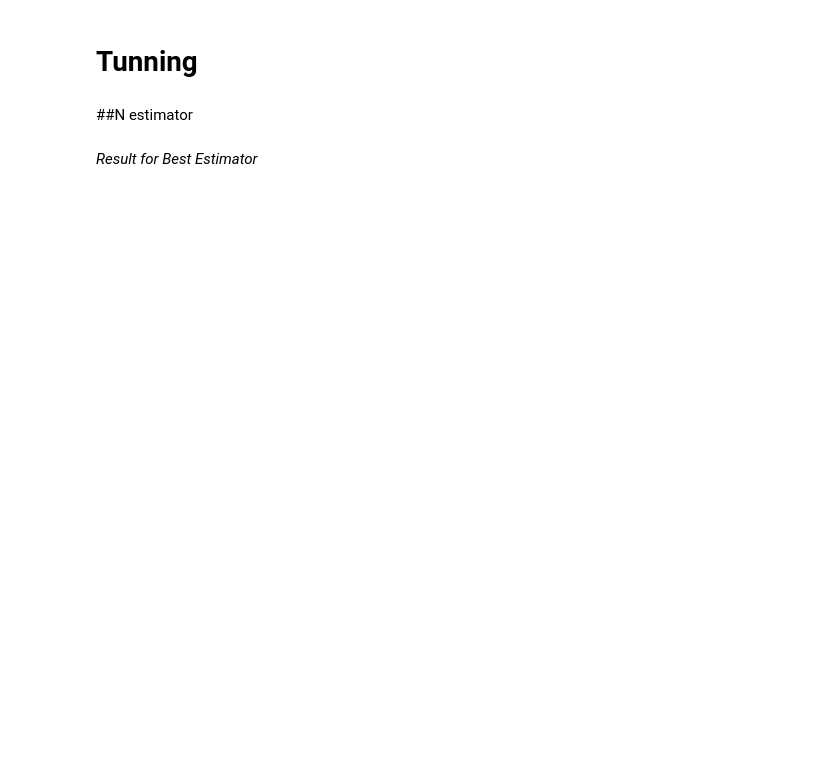
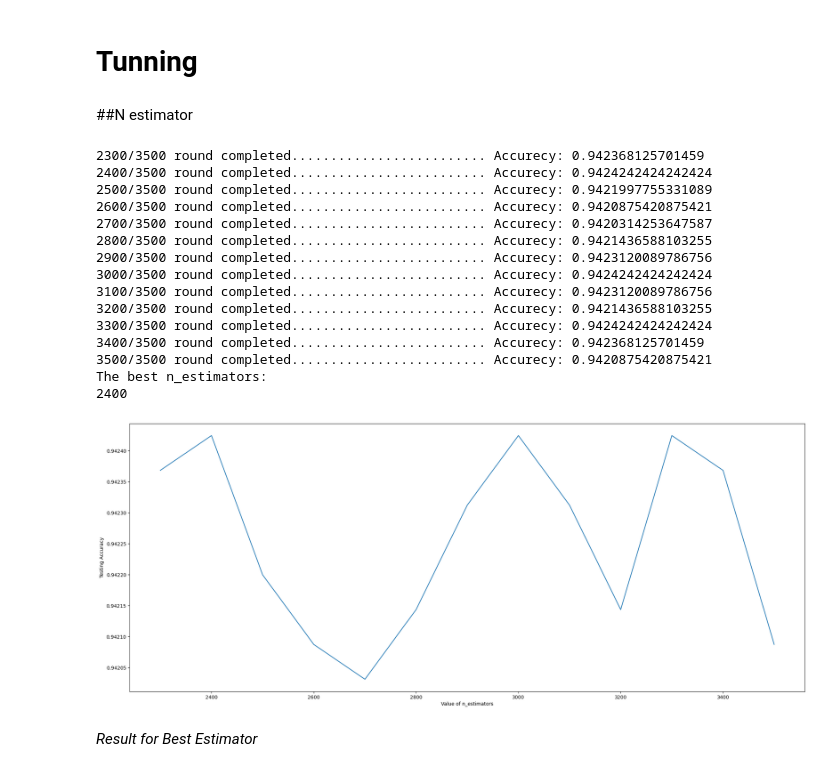
Before and after one commit to RKNahid/ASSDML, a Jupyter notebook: XGBTuning.ipynb, the cells around one changed output. Drawn from its saved outputs; the diff is of its cells as text; code cells hidden in the pictures; blank space fills up the shorter version.

```diff
--- a/XGBTuning.ipynb
+++ b/XGBTuning.ipynb
@@ -69,37 +67,54 @@ Requirement already satisfied: scipy in /usr/local/lib/python3.10/dist-packages
 # %%
 import xgboost as xgb
 from sklearn.metrics import accuracy_score
-N=2000
-k_range = range (1400,N+1,100)
+N=3500
+k_range = range (2300,N+1,100)
 scores={}
 scores_list = []
 for k in k_range:
   classifier = xgb.XGBClassifier(n_estimators=k)
   classifier.fit(x_train,y_train)
   y_pred=classifier.predict(x_test)
   scores[k] = accuracy_score(y_test,y_pred)
   scores_list.append(accuracy_score(y_test,y_pred))
   print(str(k)+"/"+str(N)+" round completed......................... Accurecy: "+str(accuracy_score(y_test,y_pred)))
 
 
 
 %matplotlib inline
 import matplotlib.pyplot as plt
 
 plt.figure(figsize = (25,10))
 plt.plot(k_range,scores_list)
 plt.xlabel('Value of n_estimators')
 plt.ylabel ('Testing Accuracy')
 
 
 
 print("The best n_estimators:")
 best_estimator = list(scores.keys())[scores_list.index(max(scores_list))]
 print(best_estimator)
 
 
 
-#750
+#2400 final
+# %% [output]
+2300/3500 round completed......................... Accurecy: 0.942368125701459
+2400/3500 round completed......................... Accurecy: 0.9424242424242424
+2500/3500 round completed......................... Accurecy: 0.9421997755331089
+2600/3500 round completed......................... Accurecy: 0.9420875420875421
+2700/3500 round completed......................... Accurecy: 0.9420314253647587
+2800/3500 round completed......................... Accurecy: 0.9421436588103255
+2900/3500 round completed......................... Accurecy: 0.9423120089786756
+3000/3500 round completed......................... Accurecy: 0.9424242424242424
+3100/3500 round completed......................... Accurecy: 0.9423120089786756
+3200/3500 round completed......................... Accurecy: 0.9421436588103255
+3300/3500 round completed......................... Accurecy: 0.9424242424242424
+3400/3500 round completed......................... Accurecy: 0.942368125701459
+3500/3500 round completed......................... Accurecy: 0.9420875420875421
+The best n_estimators:
+2400
+[figure, added]
 # %% [markdown]
 *Result for Best Estimator*
 # %%
```
Also changed, not shown: parts of 6 cells of this notebook.
